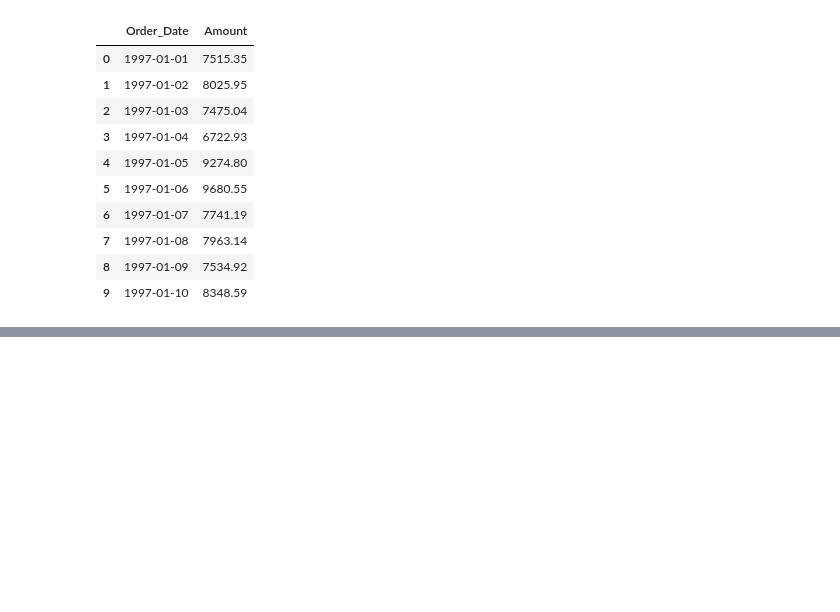
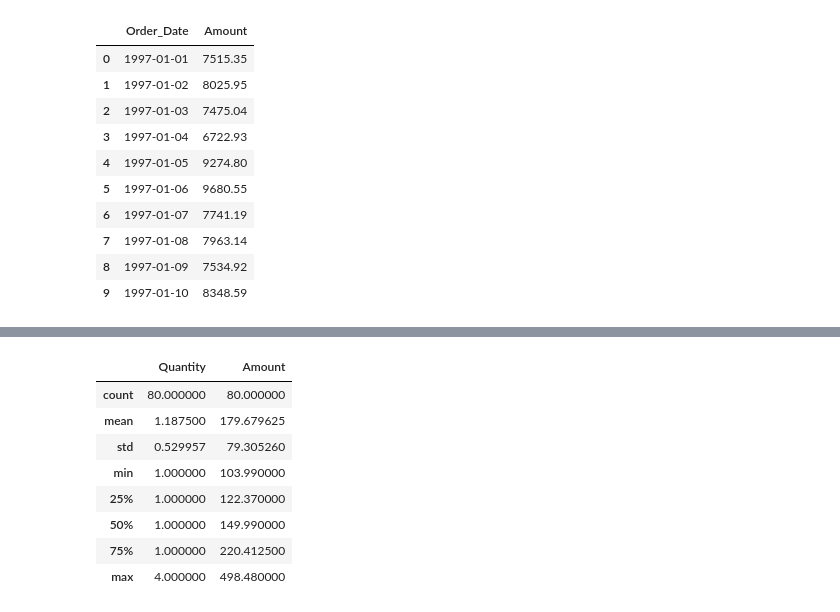
Before and after one commit to Jiachengciel/Data_Analysis, a Jupyter notebook: Task8_Analysis/CDNow_Analysis.ipynb, the cells around one changed output, grey strips where cells are left out. Saved outputs shown, nothing was run; the diff lists cells and outputs as text; code cells hidden in the pictures; blank space fills up the shorter version.

```diff
--- a/Task8_Analysis/CDNow_Analysis.ipynb
+++ b/Task8_Analysis/CDNow_Analysis.ipynb
@@ -241,0 +285,14 @@ plt.show()
+# %%
+# 异常值提取
+extre = Data[(Data.Amount > Data.Quantity*100)]
+extre.drop('ID', axis=1).describe()
+# %% [output]
+|  | Quantity | Amount |
+| count | 80.000000 | 80.000000 |
+| mean | 1.187500 | 179.679625 |
+| std | 0.529957 | 79.305260 |
+| min | 1.000000 | 103.990000 |
+| 25% | 1.000000 | 122.370000 |
+| 50% | 1.000000 | 149.990000 |
+| 75% | 1.000000 | 220.412500 |
+| max | 4.000000 | 498.480000 |
```
Also changed, not shown: parts of 56 cells of this notebook.
